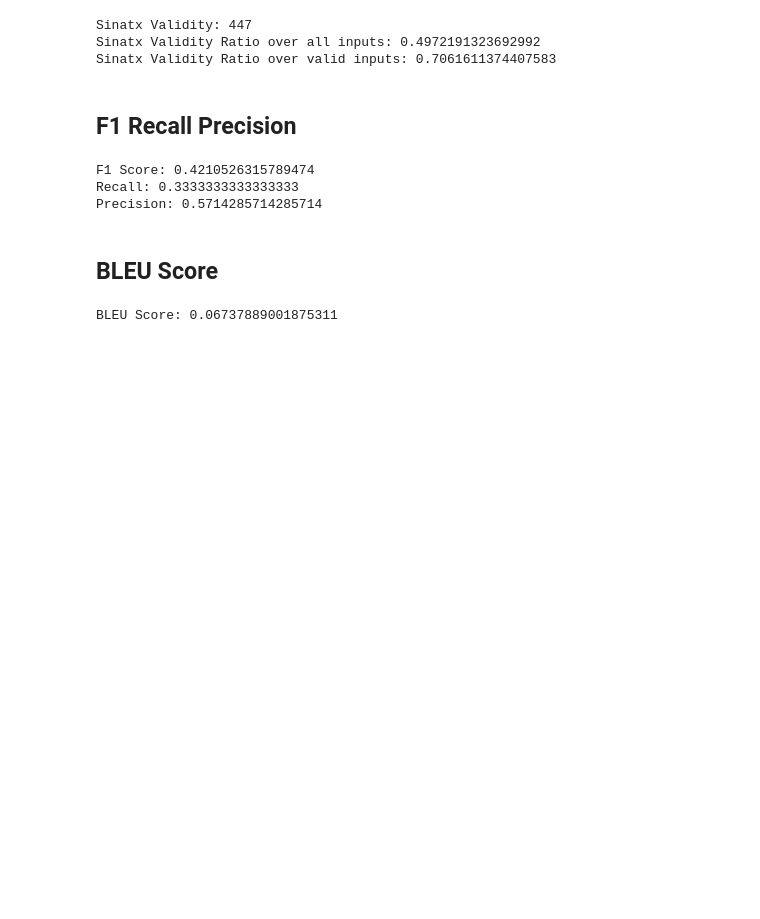
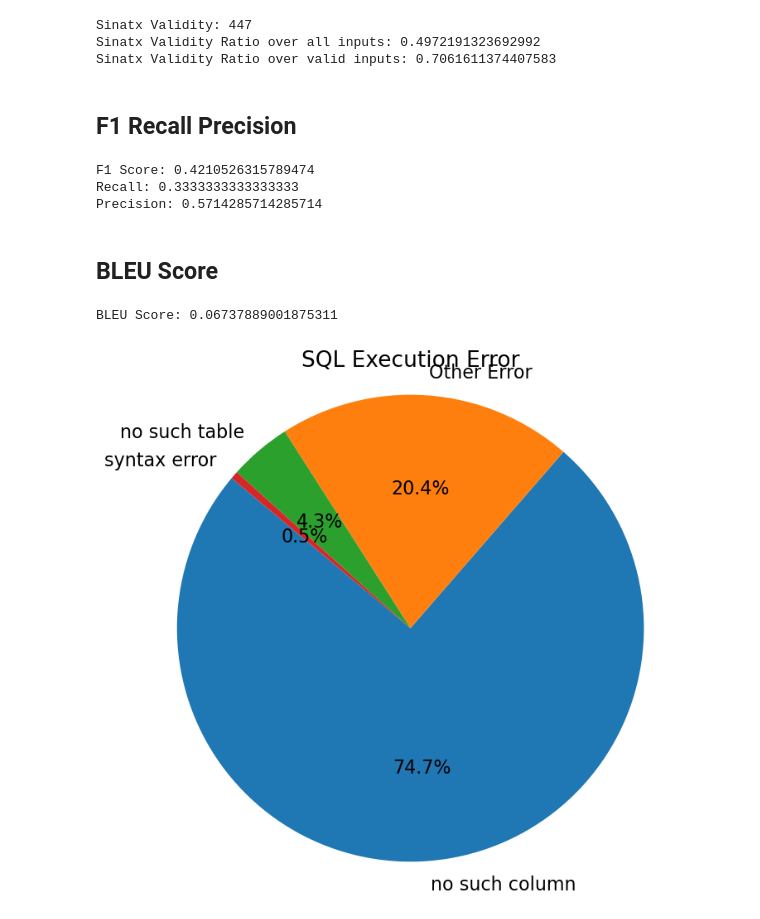
Before and after one commit to adam2305/Text2SQL, a Jupyter notebook: model_evaluation/model_evaluate_few_shot.ipynb, the cells around one changed output. Cells and saved outputs as stored; diff of their text form; code cells hidden in the pictures; blank space fills up the shorter version.

Commit message:
error analysis

```diff
--- a/model_evaluation/model_evaluate_few_shot.ipynb
+++ b/model_evaluation/model_evaluate_few_shot.ipynb
@@ -67,3 +67,25 @@ bleu = get_BLEU_score("../model_training/outputs/zero_shot_results.json")
 print(f"BLEU Score: {bleu}")
 # %% [output]
 BLEU Score: 0.06737889001875311
+# %%
+from evaluate import test_sql_commands_and_categorize_errors
+
+output_path = "../model_training/outputs/few_shot_shot_results.json"
+db_path = "../data_processing/spider/database"
+sql_errors, error_counts = test_sql_commands_and_categorize_errors(output_path, db_path)
+import matplotlib.pyplot as plt
+
+# Extract the error types and their counts
+error_types = list(error_counts.keys())
+counts = list(error_counts.values())
+
+# Create a pie chart
+plt.figure(figsize=(8, 8))
+plt.pie(counts, labels=error_types, autopct='%1.1f%%', startangle=140, textprops={'fontsize': 16})
+plt.title('SQL Execution Error', fontsize=19)
+plt.axis('equal')  # Equal aspect ratio ensures that pie is drawn as a circle.
+
+# Display the pie chart
+plt.show()
+# %% [output]
+[figure, added]
```
Also changed, not shown: parts of 1 cell of this notebook, 3 other files.
